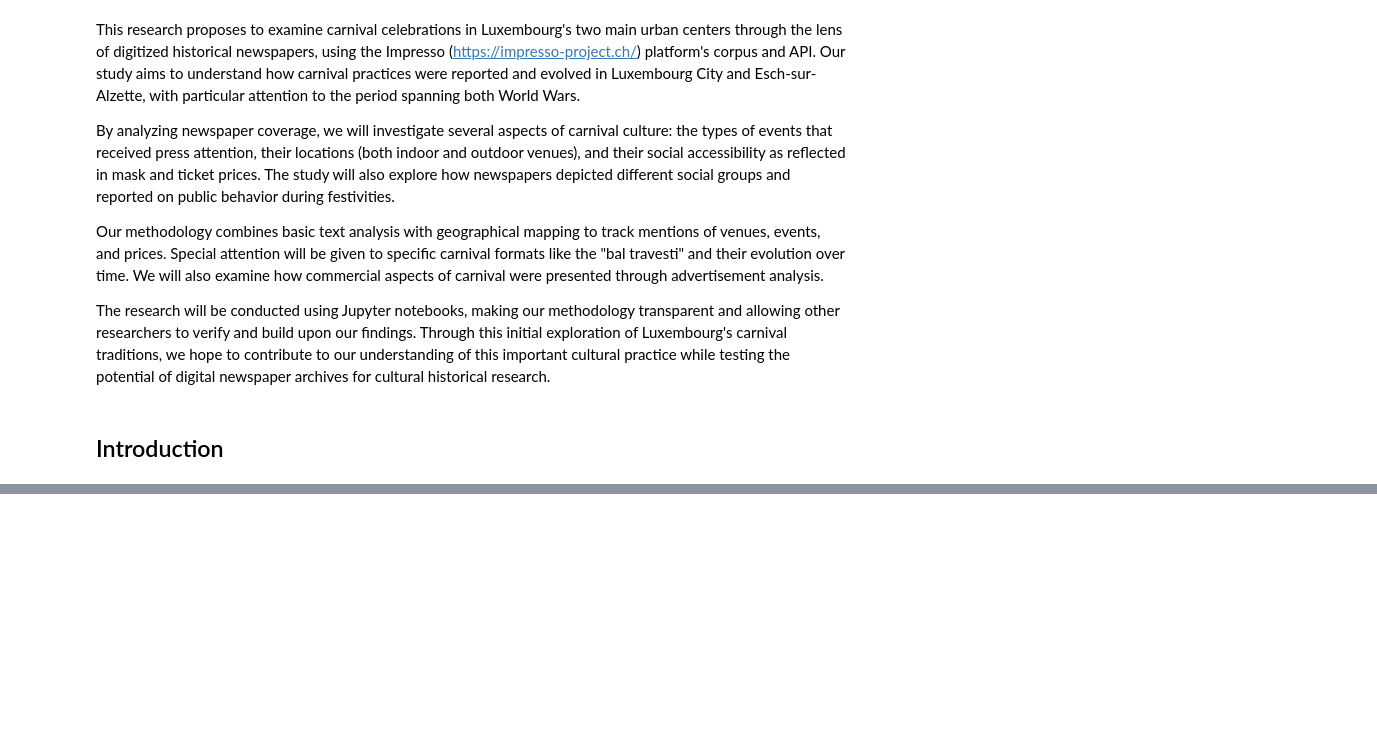
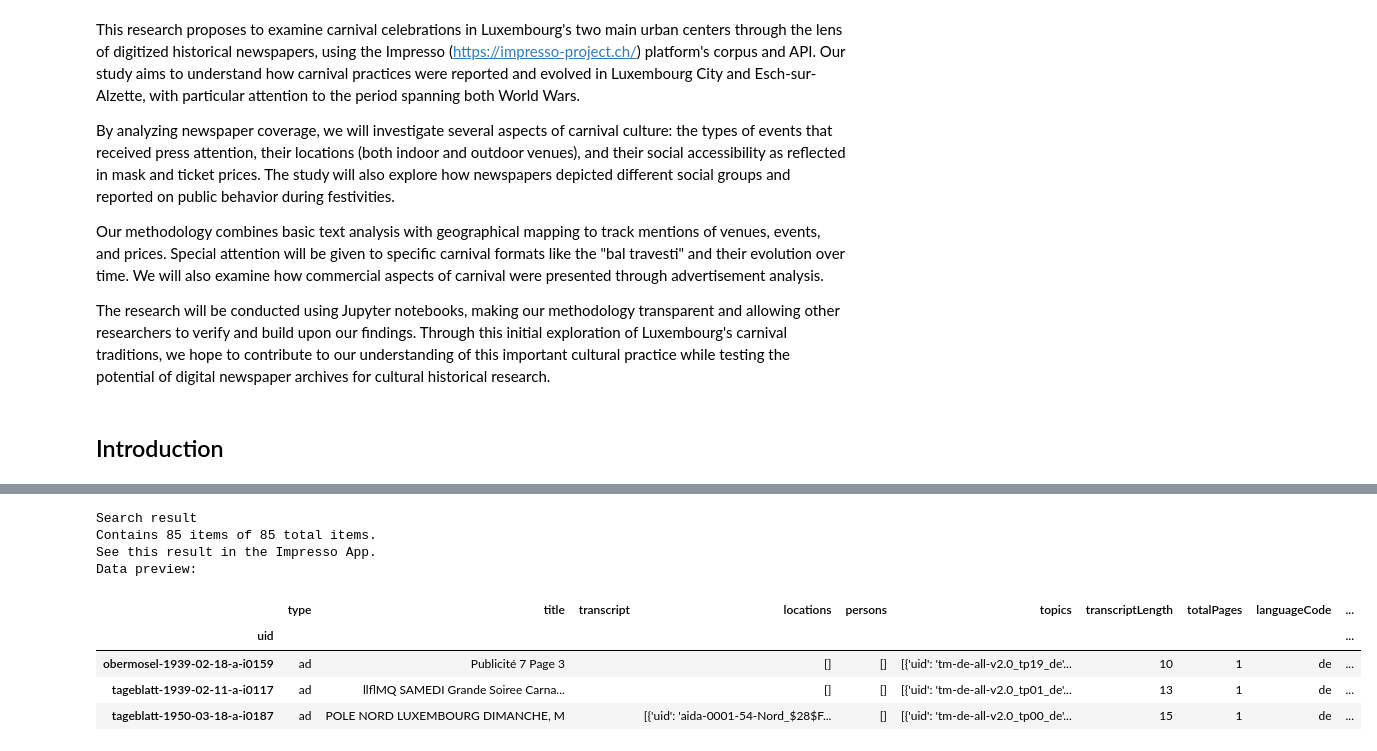
Before and after one commit to eliselavy/iftr25, a Jupyter notebook: article.ipynb, the cells around one changed output, grey strips where cells are left out. Cells and saved outputs as stored; diff of their text form; code cells hidden in the pictures; blank space fills up the shorter version.

```diff
--- a/article.ipynb
+++ b/article.ipynb
@@ -32,0 +16,3 @@ import pandas as pd
+# %%
+from impresso import connect
+impresso = connect()
@@ -32,0 +34,5 @@ import pandas as pd
+# %%
+# Go to work on the collection carnavaleque
+# containing carnavalesque - tagged as advertisement; printed in Luxembourg
+result = impresso.collections.get("local-elgu-1lI7Gbu9")
+result
@@ -32,0 +47,14 @@ import pandas as pd
+# %%
+colection_id = result.raw["uid"]
+items = impresso.collections.items(colection_id)
+items
+# %% [output]
+Search result
+Contains 85 items of 85 total items.
+See this result in the Impresso App.
+Data preview:
+|  | type | title | transcript | locations | persons | topics | transcriptLength | totalPages | languageCode | ... |
+| uid |  |  |  |  |  |  |  |  |  | ... |
+| obermosel-1939-02-18-a-i0159 | ad | Publicité 7 Page 3 |  | [] | [] | [{'uid': 'tm-de-all-v2.0_tp19_de'... | 10 | 1 | de | ... |
+| tageblatt-1939-02-11-a-i0117 | ad | llflMQ SAMEDI Grande Soiree Carna... |  | [] | [] | [{'uid': 'tm-de-all-v2.0_tp01_de'... | 13 | 1 | de | ... |
+| tageblatt-1950-03-18-a-i0187 | ad | POLE NORD LUXEMBOURG DIMANCHE, M |  | [{'uid': 'aida-0001-54-Nord_$28$F... | [] | [{'uid': 'tm-de-all-v2.0_tp00_de'... | 15 | 1 | de | ... |
```
Also changed, not shown: parts of 15 cells of this notebook, 3 other files.
